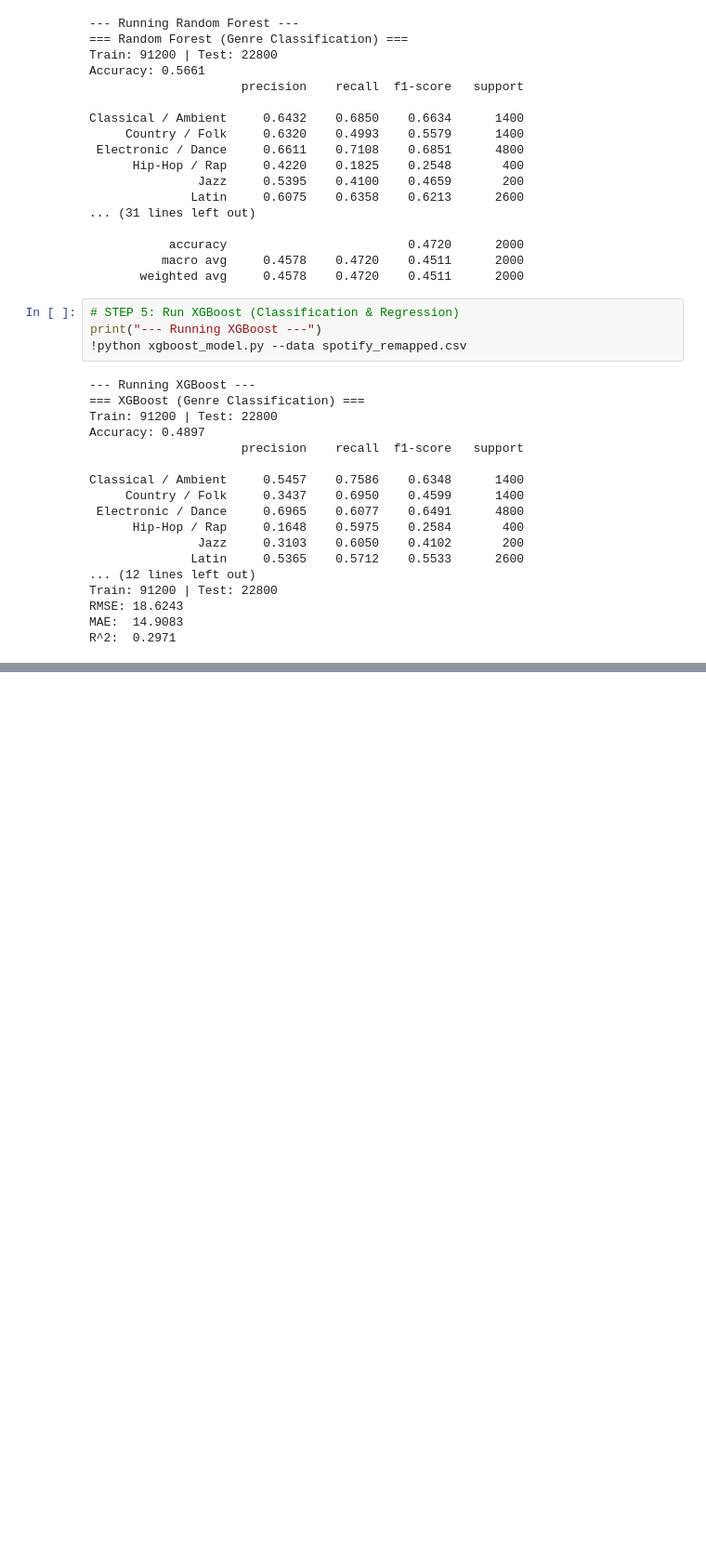
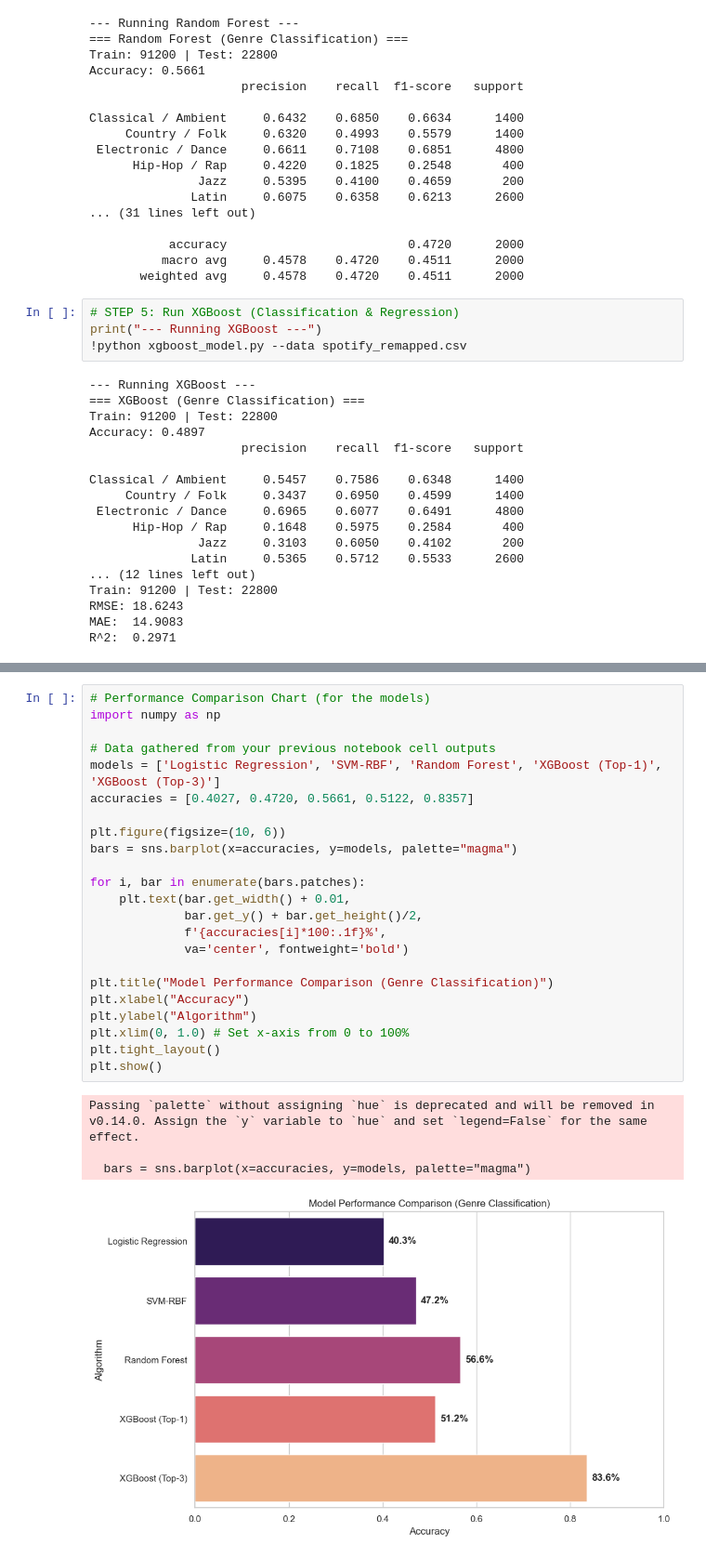
Before and after one commit to markmin3/MSE446-Project, a Jupyter notebook: MSE446_Final_Project.ipynb, the cells around one changed output, grey strips where cells are left out. Shown at 93% size. Drawn from its saved outputs; the diff is of its cells as text; blank space fills up the shorter version.

Commit message:
edited the readme and added more graphs to represent the data

```diff
--- a/MSE446_Final_Project.ipynb
+++ b/MSE446_Final_Project.ipynb
@@ -170,3 +170,31 @@ Passing `palette` without assigning `hue` is deprecated and will be removed in v
 
   sns.barplot(data=feat_imp, x="importance", y="feature", palette="mako")
 [figure]
+# %%
+# Performance Comparison Chart (for the models)
+import numpy as np
+
+# Data gathered from your previous notebook cell outputs
+models = ['Logistic Regression', 'SVM-RBF', 'Random Forest', 'XGBoost (Top-1)', 'XGBoost (Top-3)']
+accuracies = [0.4027, 0.4720, 0.5661, 0.5122, 0.8357]
+
+plt.figure(figsize=(10, 6))
+bars = sns.barplot(x=accuracies, y=models, palette="magma")
+
+for i, bar in enumerate(bars.patches):
+    plt.text(bar.get_width() + 0.01,
+             bar.get_y() + bar.get_height()/2,
+             f'{accuracies[i]*100:.1f}%',
+             va='center', fontweight='bold')
+
+plt.title("Model Performance Comparison (Genre Classification)")
+plt.xlabel("Accuracy")
+plt.ylabel("Algorithm")
+plt.xlim(0, 1.0) # Set x-axis from 0 to 100%
+plt.tight_layout()
+plt.show()
+# %% [output]
+Passing `palette` without assigning `hue` is deprecated and will be removed in v0.14.0. Assign the `y` variable to `hue` and set `legend=False` for the same effect.
+
+  bars = sns.barplot(x=accuracies, y=models, palette="magma")
+[figure, added]
```
Also changed, not shown: parts of 2 cells of this notebook, 1 other file.
